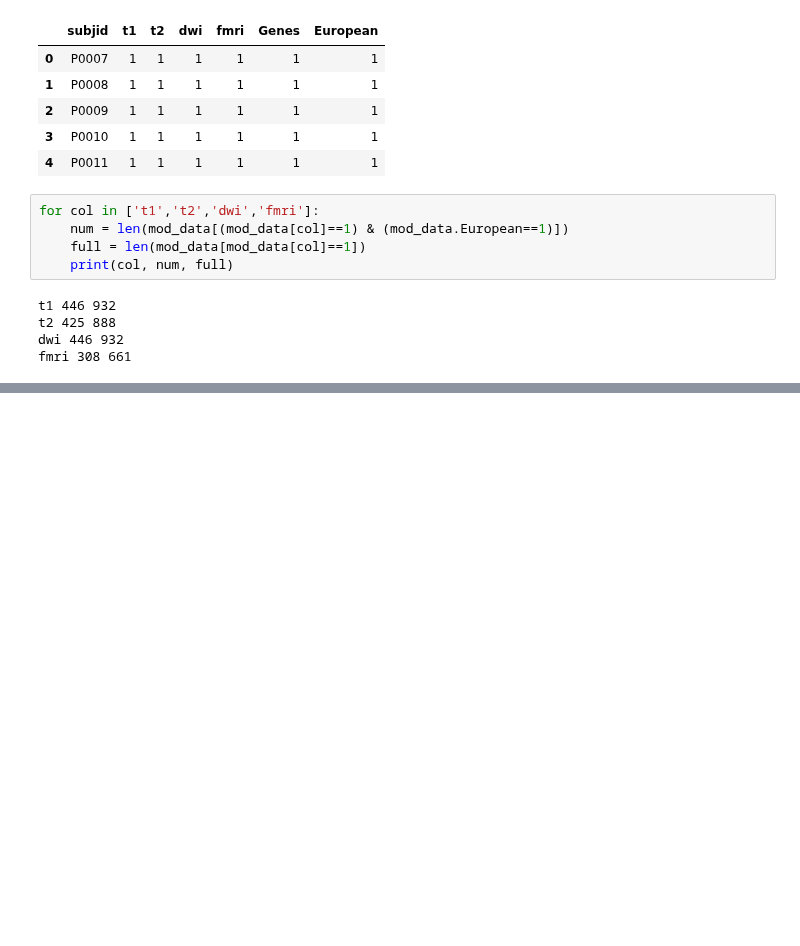
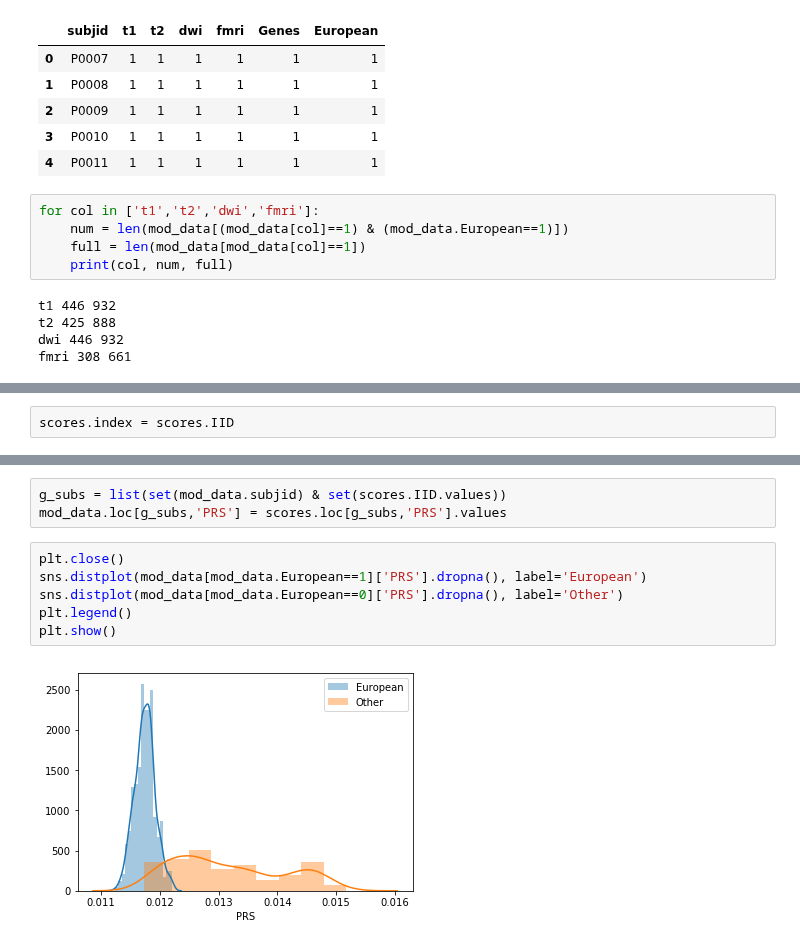
Before and after one commit to illdopejake/hack_projects, a Jupyter notebook: Untitled4.ipynb, the cells around one changed output, grey strips where cells are left out. Drawn from its saved outputs; the diff is of its cells as text; blank space fills up the shorter version.

```diff
--- a/Untitled4.ipynb
+++ b/Untitled4.ipynb
@@ -86,0 +115,2 @@ fmri 308 661
+# %%
+scores.index = scores.IID
@@ -86,0 +121,11 @@ fmri 308 661
+# %%
+g_subs = list(set(mod_data.subjid) & set(scores.IID.values))
+mod_data.loc[g_subs,'PRS'] = scores.loc[g_subs,'PRS'].values
+# %%
+plt.close()
+sns.distplot(mod_data[mod_data.European==1]['PRS'].dropna(), label='European')
+sns.distplot(mod_data[mod_data.European==0]['PRS'].dropna(), label='Other')
+plt.legend()
+plt.show()
+# %% [output]
+[figure, added]
```
Also changed, not shown: parts of 7 cells of this notebook.
